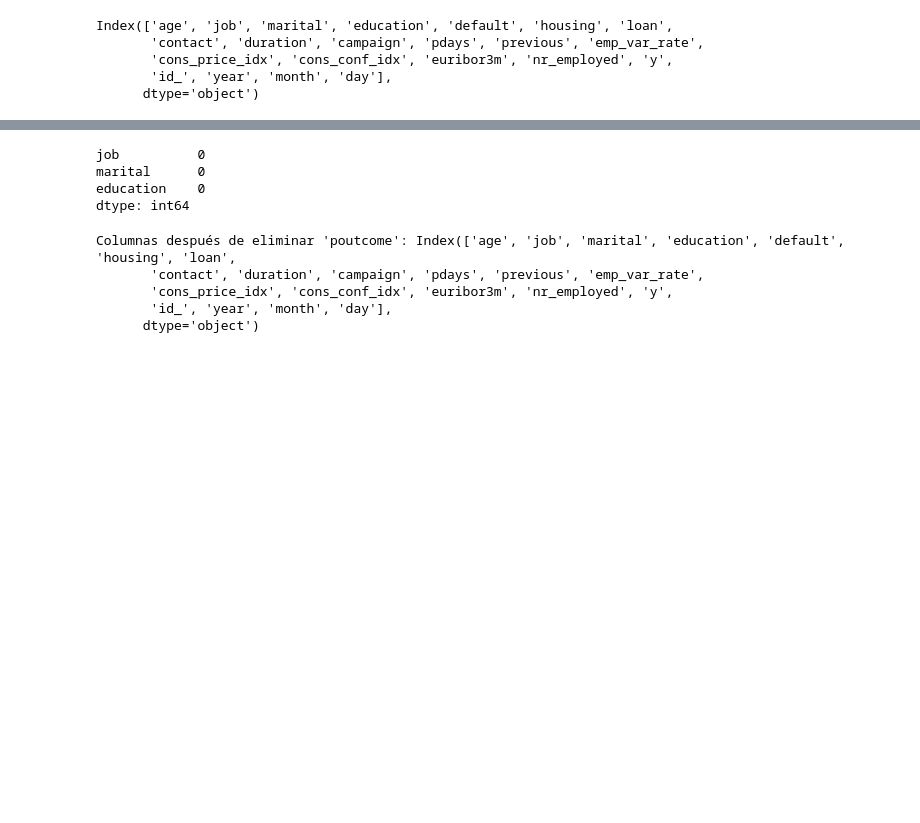
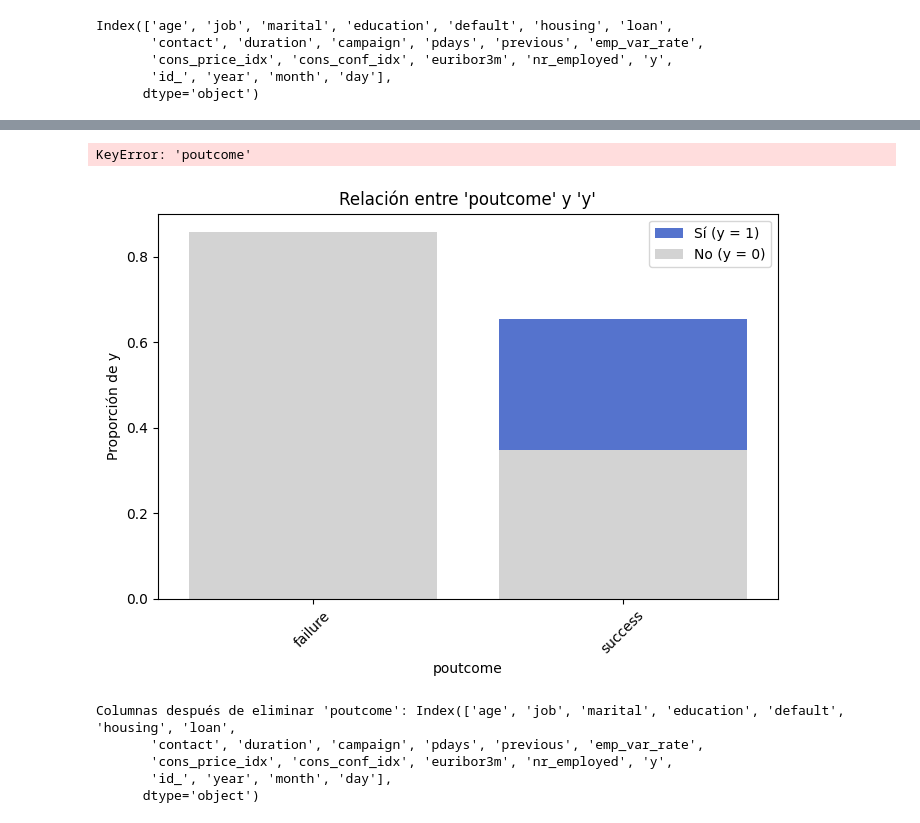
Before and after one commit to LaraHueli/EDA_Bank_Marketing_Analysis, a Jupyter notebook: jupyters/03_columnas_categoricas.ipynb, the cells around one changed output, grey strips where cells are left out. Cells and saved outputs as stored; diff of their text form; code cells hidden in the pictures; blank space fills up the shorter version.

Commit message:
Correccion de errores

```diff
--- a/jupyters/03_columnas_categoricas.ipynb
+++ b/jupyters/03_columnas_categoricas.ipynb
@@ -268,25 +231,33 @@ Name: contact, dtype: object
-# %%
-print(df_limpio[['job', 'marital', 'education']].isnull().sum())  # Debería mostrar todo en 0
-# %% [output]
-job          0
-marital      0
-education    0
-dtype: int64
 # %%
-# poutcome tiene un porcentaje muy alto de nulos (86%), vamos a hacer un grafico para ver relacionar con "Y" y ver si la mantenemos o eliminamos.
+# poutcome tiene un porcentaje muy alto de nulos (86%), vamos a hacer un gráfico
+# para ver su relación con "y" y decidir si la mantenemos o eliminamos.
+
 # Creamos una tabla de frecuencias cruzadas
 tabla_frecuencia = pd.crosstab(df_limpio['poutcome'], df_limpio['y'], normalize='index')
 print(tabla_frecuencia)
-
-# Creamos una gráfica para visualizar la relación
-plt.figure(figsize=(8,5))
-sns.barplot(x=tabla_frecuencia.index, y=tabla_frecuencia['yes'], color='royalblue', label='Sí (y = 1)')
-sns.barplot(x=tabla_frecuencia.index, y=tabla_frecuencia['no'], color='lightgrey', label='No (y = 0)')
-plt.legend()
-plt.title("Relación entre `poutcome` y `y`")
-plt.xlabel("poutcome")
-plt.ylabel("Proporción de `y`")
-plt.xticks(rotation=45)
-plt.show()
+# %% [output]
+KeyError: 'poutcome'
+# %%
+# Configurar el tamaño de la figura para la visualización
+plt.figure(figsize=(8,5))
+# Crear un gráfico de barras para visualizar la relación entre 'poutcome' y 'y'
+# Representamos la proporción de clientes que aceptaron la oferta (y = 1)
+sns.barplot(x=tabla_frecuencia.index, y=tabla_frecuencia[1], color='royalblue', label="Sí (y = 1)")
+# Superponemos otra barra en el gráfico con la proporción de clientes que no aceptaron la oferta (y = 0)
+sns.barplot(x=tabla_frecuencia.index, y=tabla_frecuencia[0], color='lightgrey', label="No (y = 0)")
+# Agregar la leyenda para diferenciar ambas categorías
+plt.legend()
+# Título del gráfico para indicar qué relación se está visualizando
+plt.title("Relación entre 'poutcome' y 'y'")
+# Etiqueta del eje X para indicar qué variable se representa
+plt.xlabel("poutcome")
+# Etiqueta del eje Y para indicar la proporción de clientes en cada categoría de 'y'
+plt.ylabel("Proporción de y")
+# Rotar las etiquetas del eje X para mejorar la legibilidad
+plt.xticks(rotation=45)
+# Mostrar el gráfico
+plt.show()
+# %% [output]
+[figure, added]
 # %%
 df_limpio.drop(columns=['poutcome'], inplace=True, errors='ignore')
```
Also changed, not shown: parts of 9 cells of this notebook, 5 other files.
